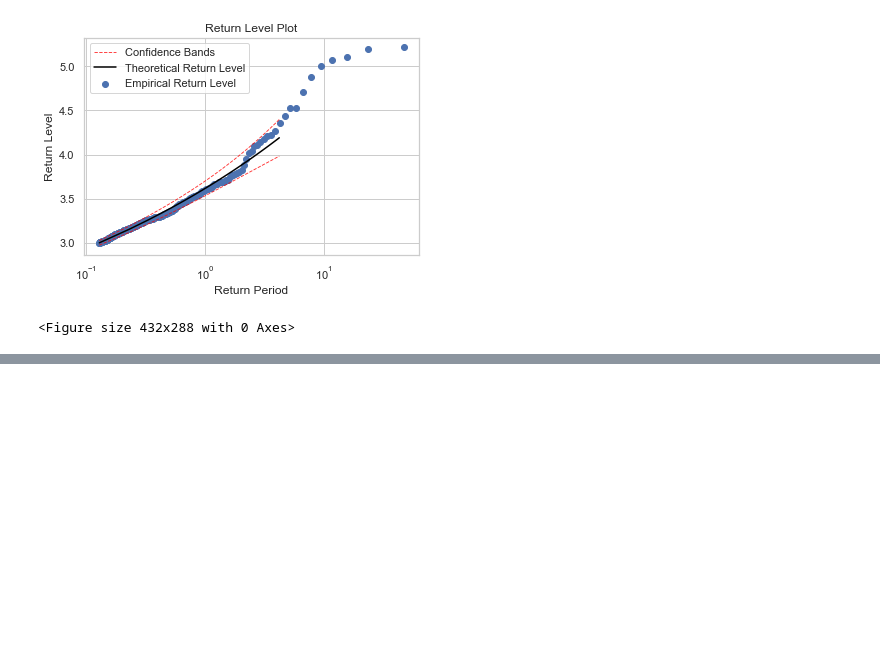
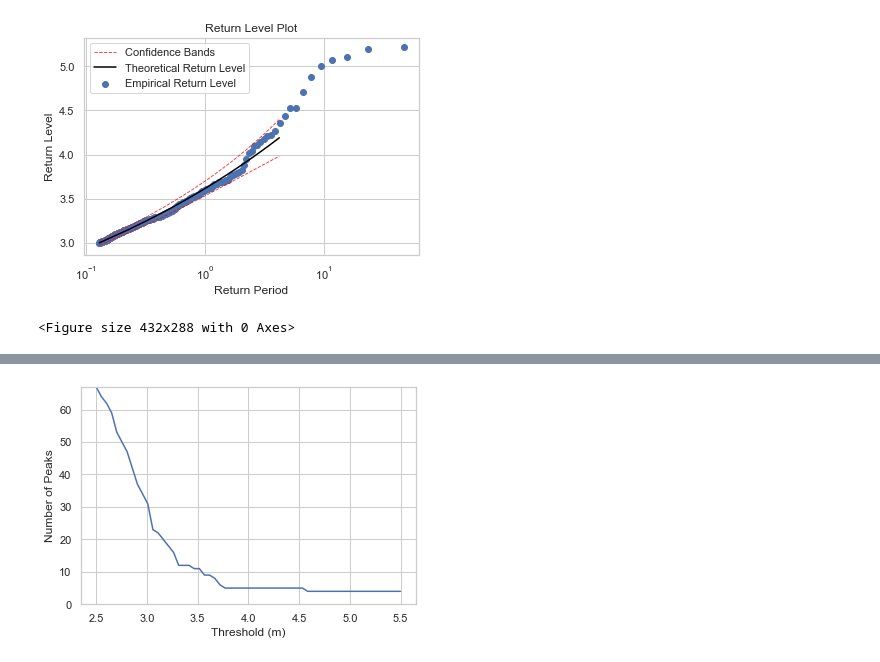
Before and after one commit to ai4er-cdt/flood_risk_shipston, a Jupyter notebook: notebooks/sdat_extremes_thresholdmodelling.ipynb, the cells around one changed output, grey strips where cells are left out. Saved outputs shown, nothing was run; the diff lists cells and outputs as text; code cells hidden in the pictures; blank space fills up the shorter version.

```diff
--- a/notebooks/sdat_extremes_thresholdmodelling.ipynb
+++ b/notebooks/sdat_extremes_thresholdmodelling.ipynb
@@ -143,0 +197,2 @@ array([0.472, 0.468, 0.463, ..., 0.28 , 0.281, 0.282], dtype=float32)
+# %%
+stage15_filtered = get_wiski_data(resolution='15min')
@@ -258,0 +348,5 @@ import matplotlib.pyplot as plt
+# %%
+npa = stage15_filtered['Stage [m]'].to_numpy()
+num_peaks_diff_thresholds(npa)
+# %% [output]
+[figure, added]
```
Also changed, not shown: parts of 18 cells of this notebook, 4 other files.
